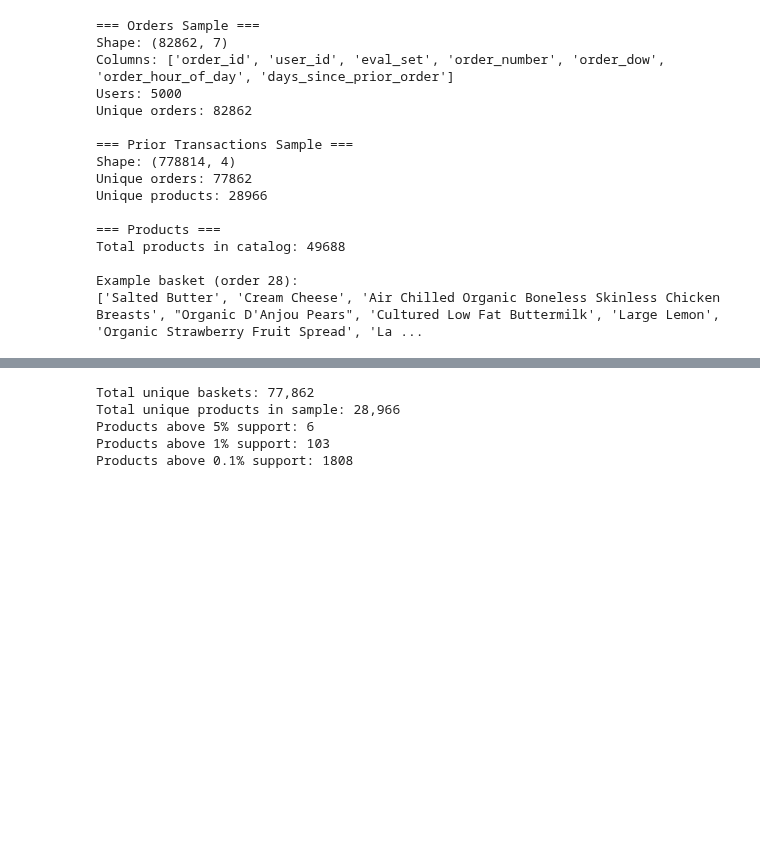
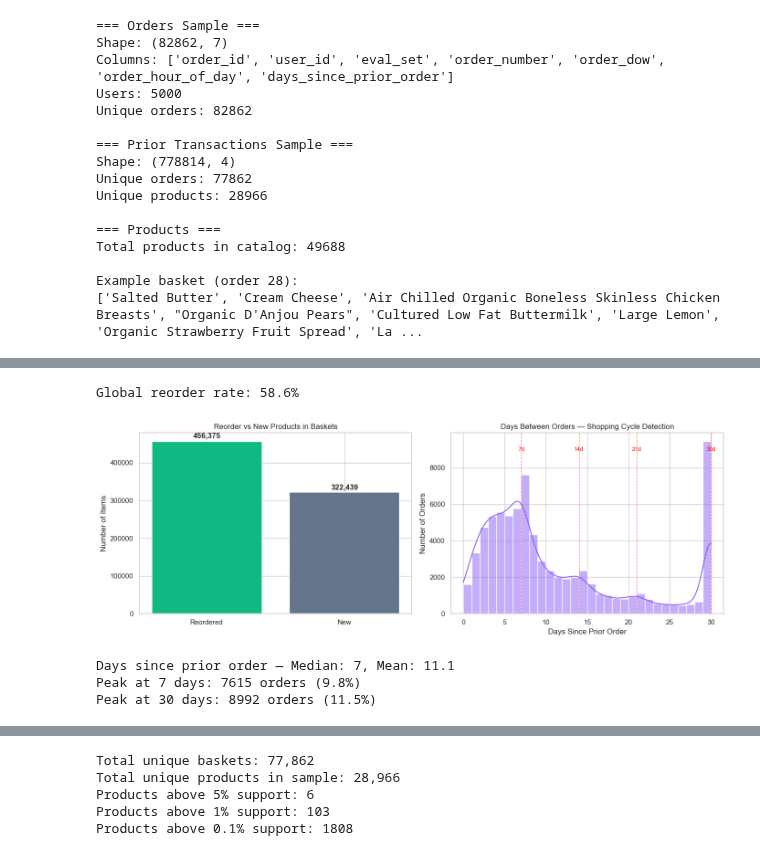
Before and after one commit to khussalpradhan/Instacart-Analysis, a Jupyter notebook: instacart_final_project.ipynb, the cells around one changed output, grey strips where cells are left out. Saved outputs shown, nothing was run; the diff lists cells and outputs as text; code cells hidden in the pictures; blank space fills up the shorter version.

```diff
--- a/instacart_final_project.ipynb
+++ b/instacart_final_project.ipynb
@@ -132,0 +199,39 @@ Example basket (order 28):
+# %%
+# Reorder behavior analysis
+reorder_rate = prior_df['reordered'].mean()
+print(f"Global reorder rate: {reorder_rate:.1%}")
+
+# Days since prior order distribution
+days_since = orders_df['days_since_prior_order'].dropna()
+
+fig, axes = plt.subplots(1, 2, figsize=(14, 5))
+
+# Reorder histogram
+axes[0].bar(['Reordered', 'New'], [prior_df['reordered'].sum(), (1 - prior_df['reordered']).sum()],
+            color=['#10B981', '#64748B'])
+axes[0].set_title('Reorder vs New Products in Baskets')
+axes[0].set_ylabel('Number of Items')
+for i, v in enumerate([prior_df['reordered'].sum(), (1-prior_df['reordered']).sum()]):
+    axes[0].text(i, v + v*0.02, f'{v:,.0f}', ha='center', fontweight='bold')
+
+# Days since prior order
+sns.histplot(days_since, bins=30, kde=True, color='#8B5CF6', ax=axes[1])
+axes[1].set_xlabel('Days Since Prior Order')
+axes[1].set_ylabel('Number of Orders')
+axes[1].set_title('Days Between Orders — Shopping Cycle Detection')
+for day in [7, 14, 21, 30]:
+    axes[1].axvline(day, color='red', linestyle='--', alpha=0.5, linewidth=1)
+    axes[1].text(day, axes[1].get_ylim()[1]*0.9, f'{day}d', ha='center', fontsize=9, color='red')
+
+plt.tight_layout()
+plt.show()
+
+print(f"Days since prior order — Median: {days_since.median():.0f}, Mean: {days_since.mean():.1f}")
+print(f"Peak at 7 days: {(days_since == 7).sum()} orders ({(days_since == 7).mean():.1%})")
+print(f"Peak at 30 days: {(days_since == 30).sum()} orders ({(days_since == 30).mean():.1%})")
+# %% [output]
+Global reorder rate: 58.6%
+[figure, added]
+Days since prior order — Median: 7, Mean: 11.1
+Peak at 7 days: 7615 orders (9.8%)
+Peak at 30 days: 8992 orders (11.5%)
```
Also changed, not shown: parts of 22 cells of this notebook.
